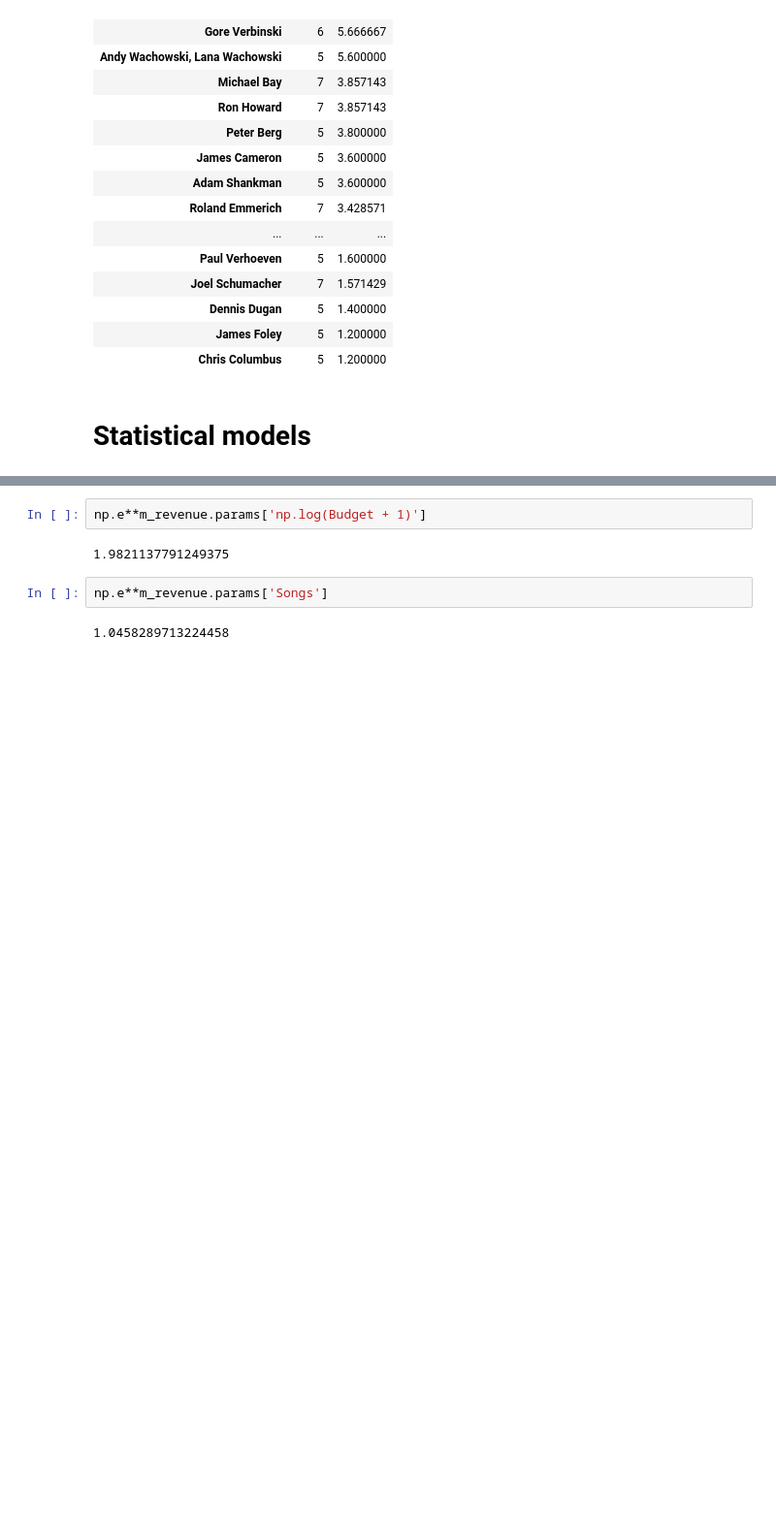
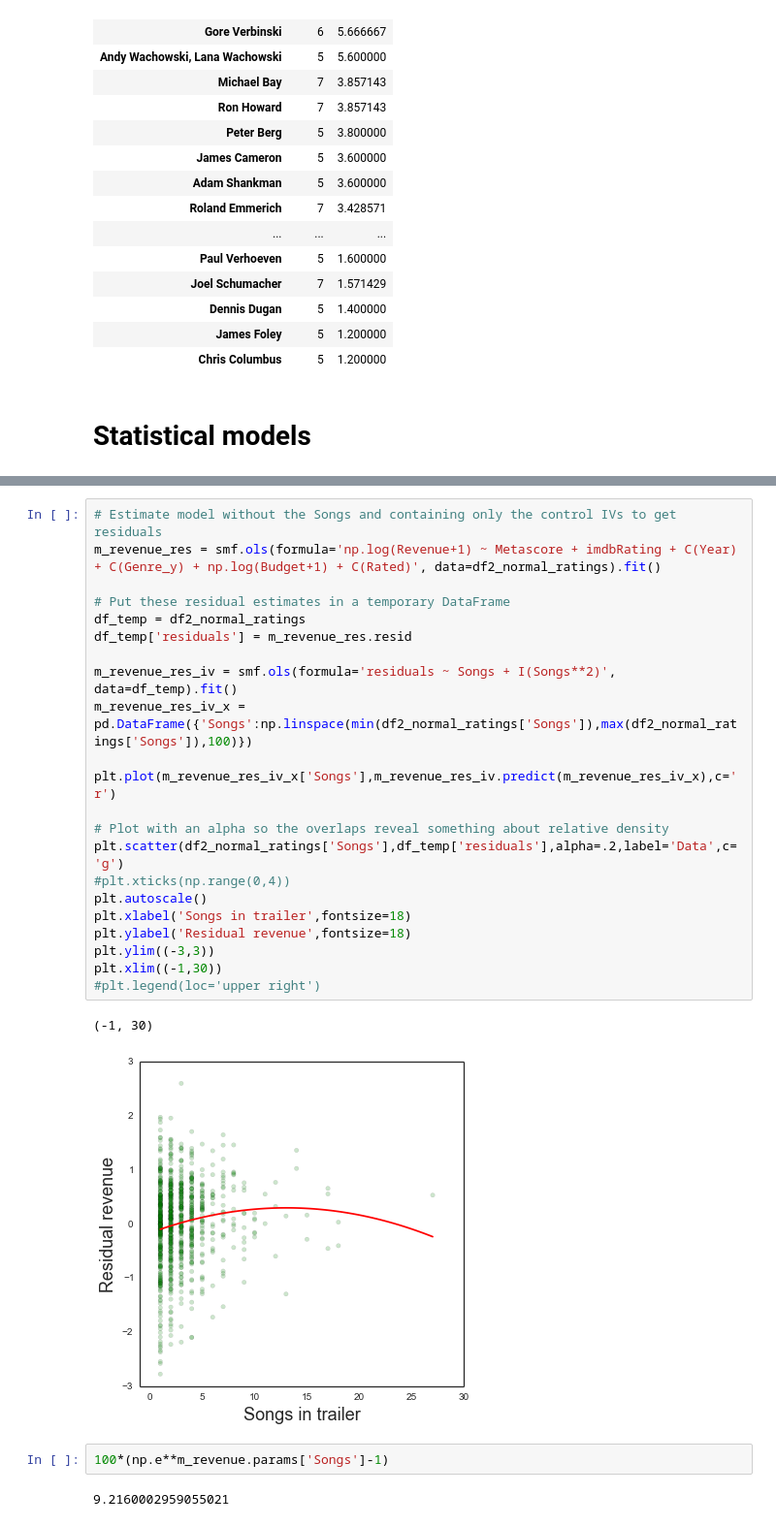
Before and after one commit to brianckeegan/Trailers, a Jupyter notebook: Trailers.ipynb, the cells around one changed output, grey strips where cells are left out. Shown at 97% size. Saved outputs shown, nothing was run; the diff lists cells and outputs as text; blank space fills up the shorter version.

Commit message:
Statistical model

```diff
--- a/Trailers.ipynb
+++ b/Trailers.ipynb
@@ -436,9 +434,30 @@ strong multicollinearity problems or that the design matrix is singular.
+# %%
+# Estimate model without the Songs and containing only the control IVs to get residuals
+m_revenue_res = smf.ols(formula='np.log(Revenue+1) ~ Metascore + imdbRating + C(Year) + C(Genre_y) + np.log(Budget+1) + C(Rated)', data=df2_normal_ratings).fit()
+
+# Put these residual estimates in a temporary DataFrame
+df_temp = df2_normal_ratings
+df_temp['residuals'] = m_revenue_res.resid
+
+m_revenue_res_iv = smf.ols(formula='residuals ~ Songs + I(Songs**2)', data=df_temp).fit()
+m_revenue_res_iv_x = pd.DataFrame({'Songs':np.linspace(min(df2_normal_ratings['Songs']),max(df2_normal_ratings['Songs']),100)})
+
+plt.plot(m_revenue_res_iv_x['Songs'],m_revenue_res_iv.predict(m_revenue_res_iv_x),c='r')
+
+# Plot with an alpha so the overlaps reveal something about relative density
+plt.scatter(df2_normal_ratings['Songs'],df_temp['residuals'],alpha=.2,label='Data',c='g')
+#plt.xticks(np.range(0,4))
+plt.autoscale()
+plt.xlabel('Songs in trailer',fontsize=18)
+plt.ylabel('Residual revenue',fontsize=18)
+plt.ylim((-3,3))
+plt.xlim((-1,30))
+#plt.legend(loc='upper right')
+# %% [output]
+(-1, 30)
+[figure, added]
 # %%
-np.e**m_revenue.params['np.log(Budget + 1)']
+100*(np.e**m_revenue.params['Songs']-1)
 # %% [output]
-1.9821137791249375
+9.2160002959055021
-# %%
-np.e**m_revenue.params['Songs']
-# %% [output]
-1.0458289713224458
 # %%
```
Also changed, not shown: parts of 7 cells of this notebook, 1 other file.
